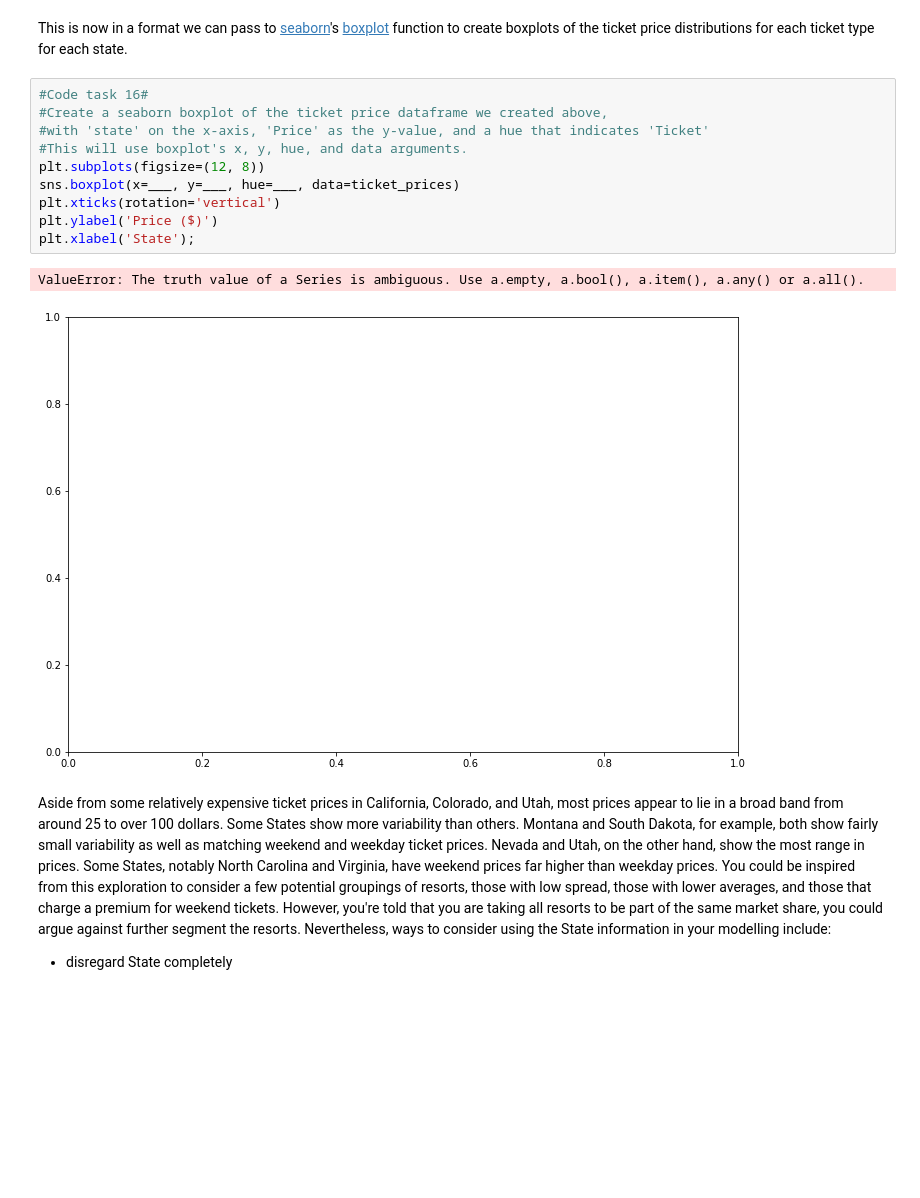
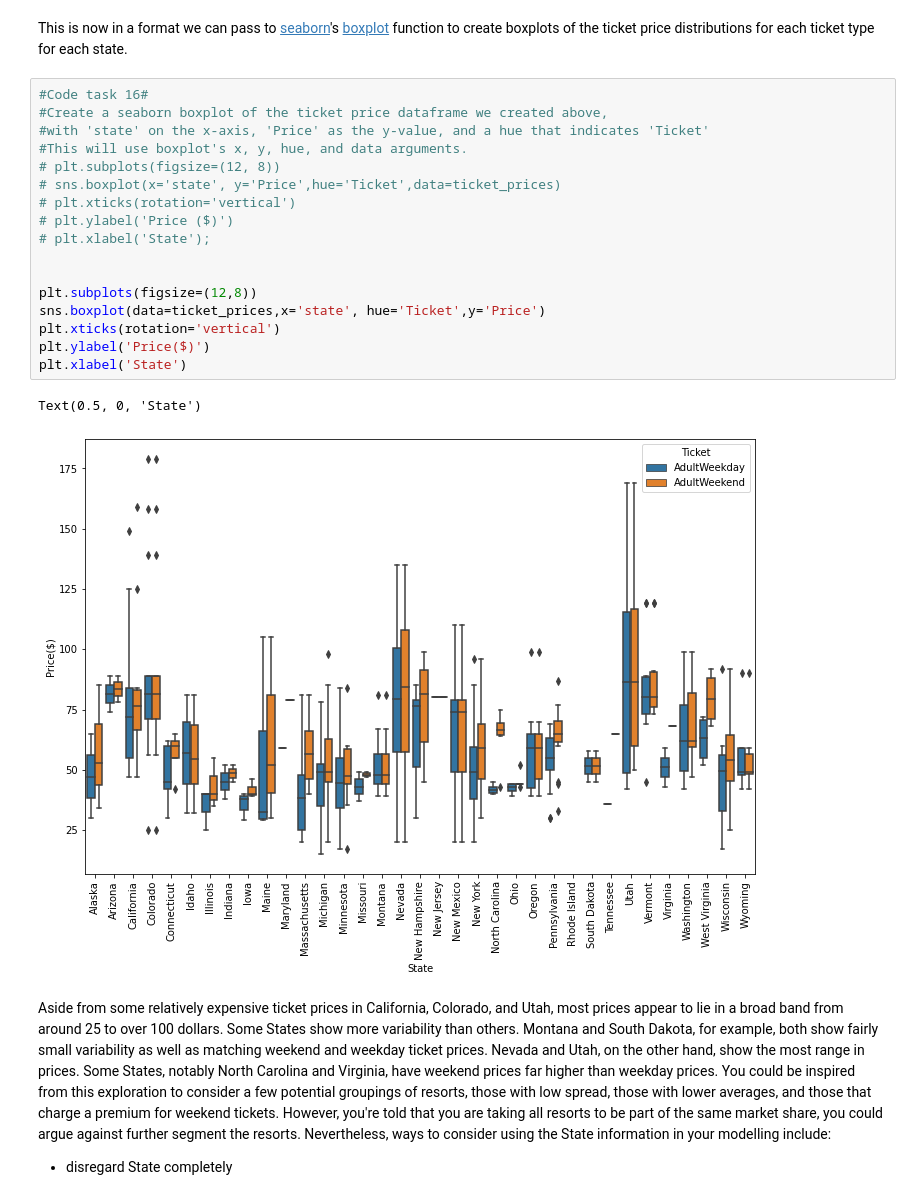
Before and after one commit to DelinM/Springboard_CapstoneProject1, a Jupyter notebook: Notebooks/02_data_wrangling.ipynb, the cells around one changed output. Cells and saved outputs as stored; diff of their text form; blank space fills up the shorter version.

```diff
--- a/Notebooks/02_data_wrangling.ipynb
+++ b/Notebooks/02_data_wrangling.ipynb
@@ -440,16 +440,23 @@ This is now in a format we can pass to [seaborn](https://seaborn.pydata.org/)'s
 # %%
 #Code task 16#
 #Create a seaborn boxplot of the ticket price dataframe we created above,
 #with 'state' on the x-axis, 'Price' as the y-value, and a hue that indicates 'Ticket'
 #This will use boxplot's x, y, hue, and data arguments.
-plt.subplots(figsize=(12, 8))
-sns.boxplot(x=___, y=___, hue=___, data=ticket_prices)
+# plt.subplots(figsize=(12, 8))
+# sns.boxplot(x='state', y='Price',hue='Ticket',data=ticket_prices)
+# plt.xticks(rotation='vertical')
+# plt.ylabel('Price ($)')
+# plt.xlabel('State');
+
+
+plt.subplots(figsize=(12,8))
+sns.boxplot(data=ticket_prices,x='state', hue='Ticket',y='Price')
 plt.xticks(rotation='vertical')
-plt.ylabel('Price ($)')
-plt.xlabel('State');
+plt.ylabel('Price($)')
+plt.xlabel('State')
 # %% [output]
-ValueError: The truth value of a Series is ambiguous. Use a.empty, a.bool(), a.item(), a.any() or a.all().
+Text(0.5, 0, 'State')
-[figure, old version]
+[figure, new version]
 # %% [markdown]
 Aside from some relatively expensive ticket prices in California, Colorado, and Utah, most prices appear to lie in a broad band from around 25 to over 100 dollars. Some States show more variability than others. Montana and South Dakota, for example, both show fairly small variability as well as matching weekend and weekday ticket prices. Nevada and Utah, on the other hand, show the most range in prices. Some States, notably North Carolina and Virginia, have weekend prices far higher than weekday prices. You could be inspired from this exploration to consider a few potential groupings of resorts, those with low spread, those with lower averages, and those that charge a premium for weekend tickets. However, you're told that you are taking all resorts to be part of the same market share, you  could argue against further segment the resorts. Nevertheless, ways to consider using the State information in your modelling include:
 
```
Also changed, not shown: parts of 38 cells of this notebook, 2 other files.
